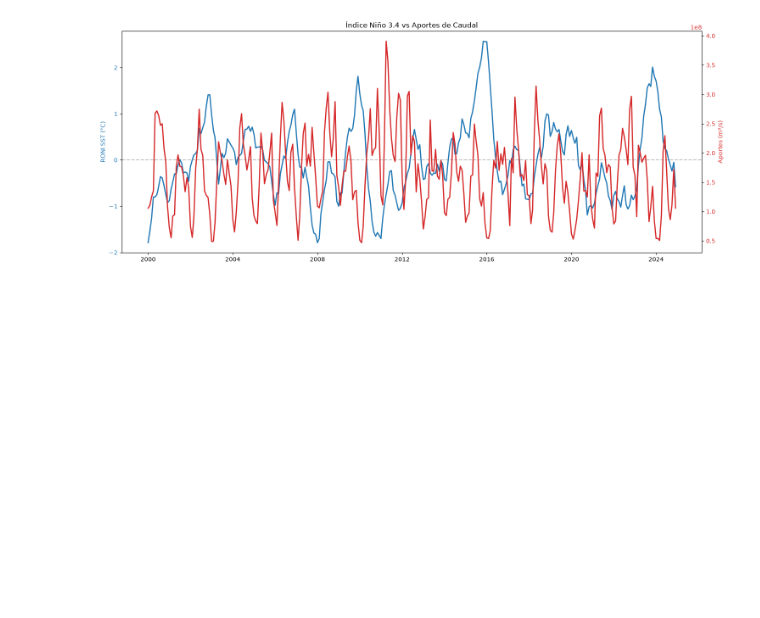
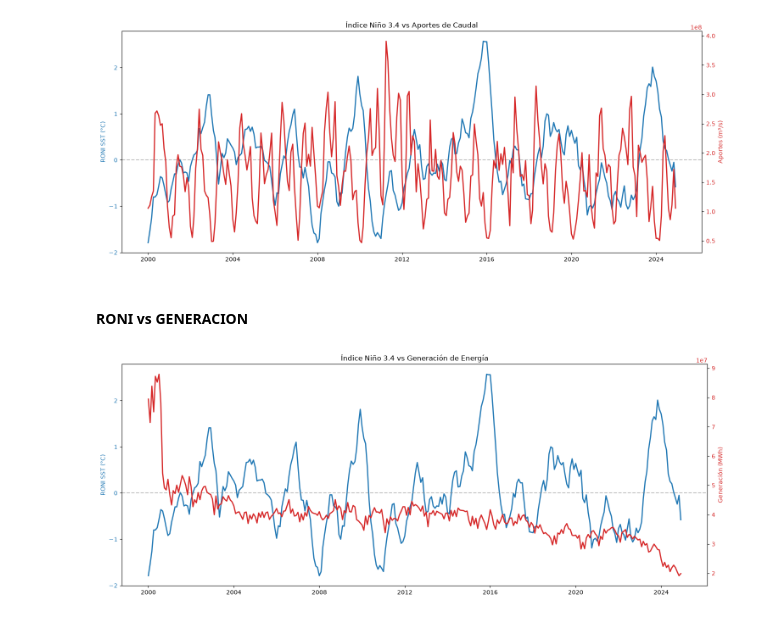
Before and after one commit to oscardi777/PI-II-Wheater-Derivaties, a Jupyter notebook: processing_Merge.ipynb, the cells around one changed output. Cells and saved outputs as stored; diff of their text form; code cells hidden in the pictures; blank space fills up the shorter version.

```diff
--- a/processing_Merge.ipynb
+++ b/processing_Merge.ipynb
@@ -176,6 +184,55 @@ plt.tight_layout()
 plt.show()
 # %% [output]
 [figure]
+# %% [markdown]
+#### RONI vs GENERACION
+# %%
+# Crear figura
+fig, ax1 = plt.subplots(figsize=(15,6))
+
+# ==========================
+# Eje izquierdo (Niño)
+# ==========================
+ax1.plot(
+    serie.index,
+    serie["RONI"],
+    color="tab:blue",
+    linewidth=2,
+    label="RONI"
+)
+
+ax1.set_ylabel("RONI SST (°C)", color="tab:blue")
+ax1.tick_params(axis="y", labelcolor="tab:blue")
+
+# Línea horizontal en cero
+ax1.axhline(0, color="gray", linestyle="--", alpha=0.5)
+
+# ==========================
+# Eje derecho (Precio Energía)
+# ==========================
+ax2 = ax1.twinx()
+
+ax2.plot(
+    serie.index,
+    serie["GENERATION"],
+    color="tab:red",
+    linewidth=2,
+    label="Generación"
+)
+
+ax2.set_ylabel("Generación (MWh)", color="tab:red")
+ax2.tick_params(axis="y", labelcolor="tab:red")
+
+# ==========================
+# Título
+# ==========================
+plt.title("Índice Niño 3.4 vs Generación de Energía")
+
+plt.tight_layout()
+
+plt.show()
+# %% [output]
+[figure, added]
 # %%
 output_folder = Path(r"data")
 
```
Also changed, not shown: parts of 4 cells of this notebook, 11 other files.
